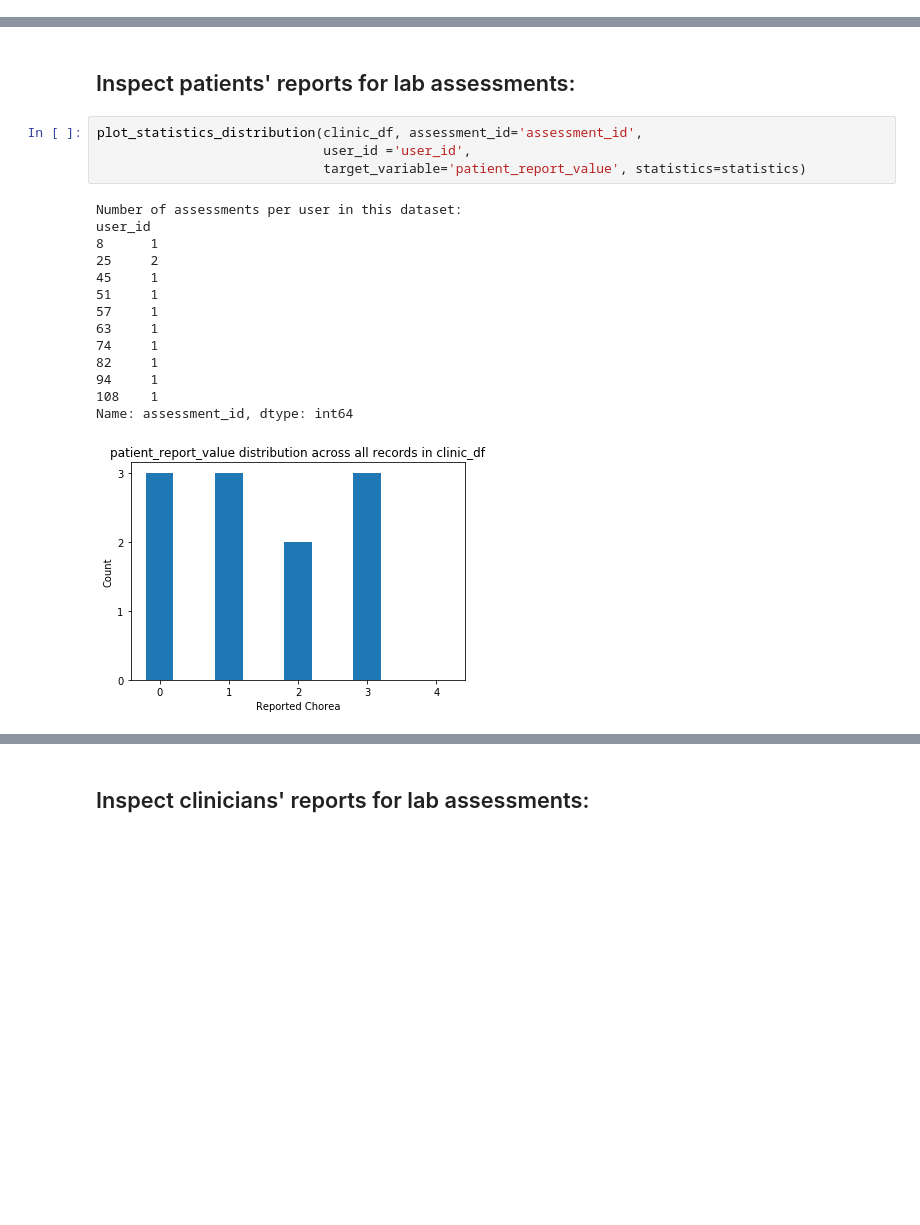
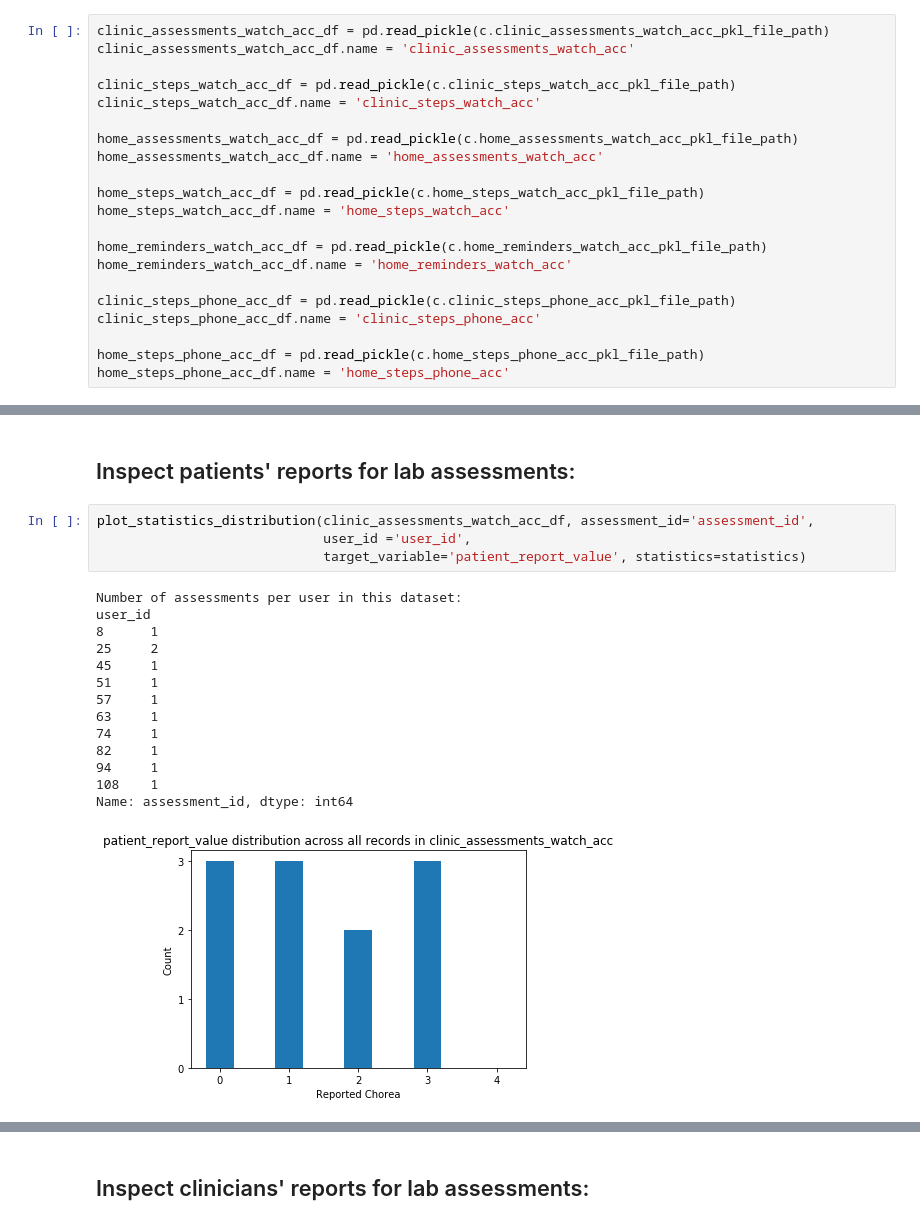
Before and after one commit to ShaniSarusi/DS-rep, a Jupyter notebook: Teva/data_statistical_inspection.ipynb, the cells around one changed output, grey strips where cells are left out. Saved outputs shown, nothing was run; the diff lists cells and outputs as text; blank space fills up the shorter version.

Commit message:
refactor Teva analysis + add phone acc data

```diff
--- a/Teva/data_statistical_inspection.ipynb
+++ b/Teva/data_statistical_inspection.ipynb
@@ -37,0 +23,21 @@ reminders_df.name = 'reminders_df'
+# %%
+clinic_assessments_watch_acc_df = pd.read_pickle(c.clinic_assessments_watch_acc_pkl_file_path)
+clinic_assessments_watch_acc_df.name = 'clinic_assessments_watch_acc'
+
+clinic_steps_watch_acc_df = pd.read_pickle(c.clinic_steps_watch_acc_pkl_file_path)
+clinic_steps_watch_acc_df.name = 'clinic_steps_watch_acc'
+
+home_assessments_watch_acc_df = pd.read_pickle(c.home_assessments_watch_acc_pkl_file_path)
+home_assessments_watch_acc_df.name = 'home_assessments_watch_acc'
+
+home_steps_watch_acc_df = pd.read_pickle(c.home_steps_watch_acc_pkl_file_path)
+home_steps_watch_acc_df.name = 'home_steps_watch_acc'
+
+home_reminders_watch_acc_df = pd.read_pickle(c.home_reminders_watch_acc_pkl_file_path)
+home_reminders_watch_acc_df.name = 'home_reminders_watch_acc'
+
+clinic_steps_phone_acc_df = pd.read_pickle(c.clinic_steps_phone_acc_pkl_file_path)
+clinic_steps_phone_acc_df.name = 'clinic_steps_phone_acc'
+
+home_steps_phone_acc_df = pd.read_pickle(c.home_steps_phone_acc_pkl_file_path)
+home_steps_phone_acc_df.name = 'home_steps_phone_acc'
@@ -168,21 +175,21 @@ groupby(['user_id', 'assessment_id'], as_index=False).agg('mean').head(15)
 # %% [markdown]
 ## Inspect patients' reports for lab assessments:
 # %%
-plot_statistics_distribution(clinic_df, assessment_id='assessment_id',
+plot_statistics_distribution(clinic_assessments_watch_acc_df, assessment_id='assessment_id',
                              user_id ='user_id',
                              target_variable='patient_report_value', statistics=statistics)
 # %% [output]
 Number of assessments per user in this dataset:
 user_id
 8      1
 25     2
 45     1
 51     1
 57     1
 63     1
 74     1
 82     1
 94     1
 108    1
 Name: assessment_id, dtype: int64
-[figure, old version]
+[figure, new version]
```
Also changed, not shown: parts of 26 cells of this notebook, 2 other files.
